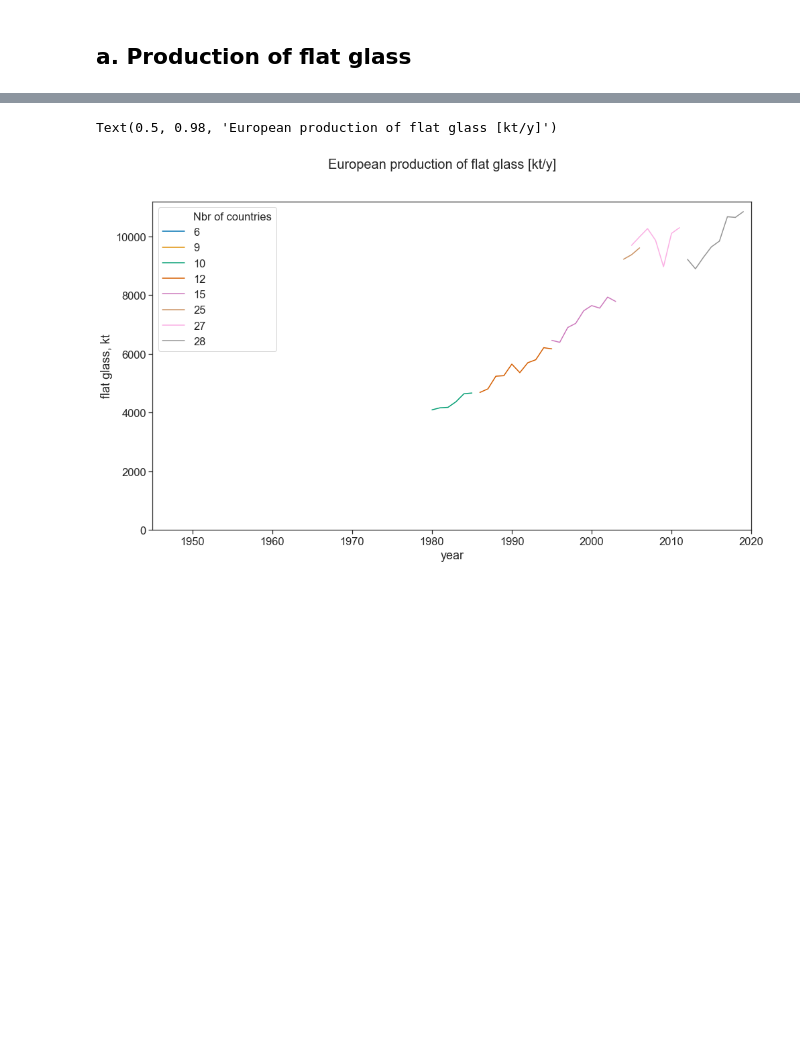
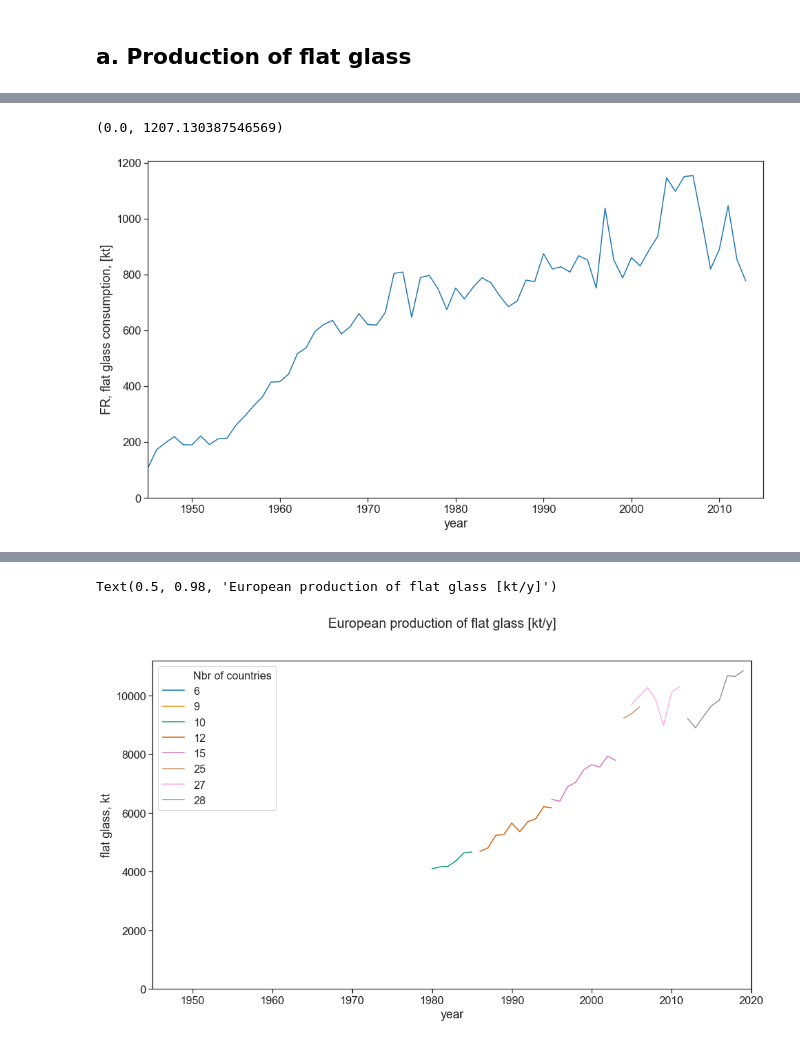
Before and after one commit to JeanSouv/01_MFA_GlassIndustry, a Jupyter notebook: MFA_FlatGlassIndustry.ipynb, the cells around one changed output, grey strips where cells are left out. Drawn from its saved outputs; the diff is of its cells as text; code cells hidden in the pictures; blank space fills up the shorter version.

```diff
--- a/MFA_FlatGlassIndustry.ipynb
+++ b/MFA_FlatGlassIndustry.ipynb
@@ -85,0 +100,19 @@ BE_FR_Prod
+# %%
+#Creating a DataFrame with import and export data
+FR_Imp = FR_data.parse('import').set_index('year')
+FR_Exp = FR_data.parse('export').set_index('year')
+
+BE_Imp = BE_data.parse('import').set_index('year')
+BE_Exp = BE_data.parse('export').set_index('year')
+# %%
+#Creating a new DataFrame for Belgian and French flat glass import/export
+BE_FR_Use = FR_Imp[['flat glass, kt']].copy()
+BE_FR_Use.rename(columns={'flat glass, kt':'FR, import [kt]'},
+                 inplace=True)
+
+BE_FR_Use['FR, export [kt]'] = FR_Exp['flat glass, kt']
+
+BE_FR_Use['BE, import [kt]'] = BE_Imp['flat glass, kt']
+BE_FR_Use['BE, export [kt]'] = BE_Exp['flat glass, kt']
+
+BE_FR_Use[5:10]
@@ -85,0 +227,14 @@ BE_FR_Prod
+# %%
+ToPlot = BE_FR_Use.reset_index()
+
+fig, ax = plt.subplots()
+
+sns.lineplot(data=ToPlot, x='year',
+             y='FR, flat glass consumption, [kt]',
+             palette="Blues")
+
+ax.set_xlim(1945,2015)
+ax.set_ylim(ymin=0)
+# %% [output]
+(0.0, 1207.130387546569)
+[figure, added]
```
Also changed, not shown: parts of 36 cells of this notebook, 3 other files.
